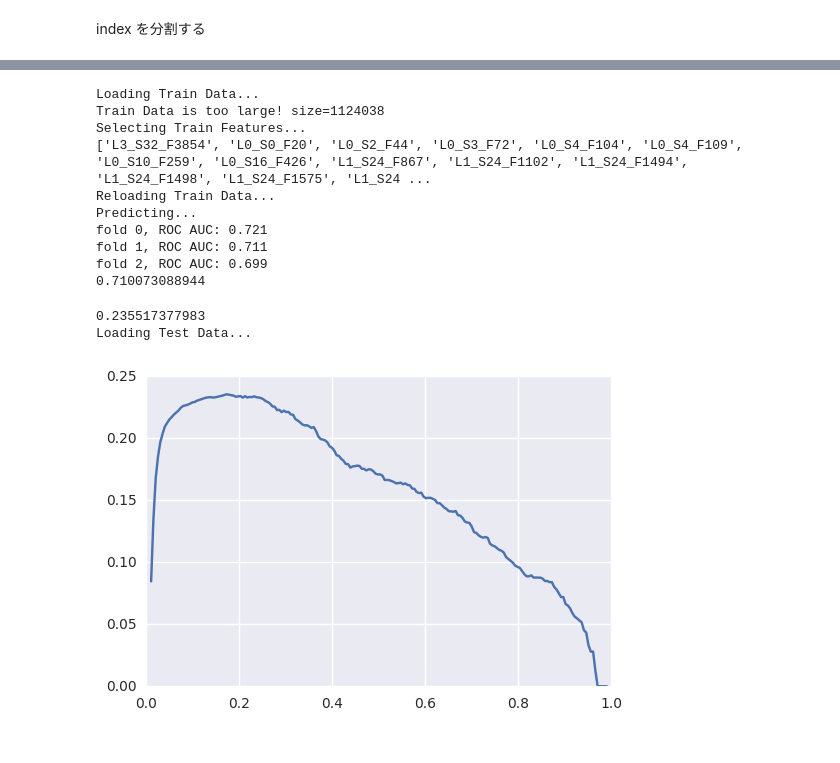
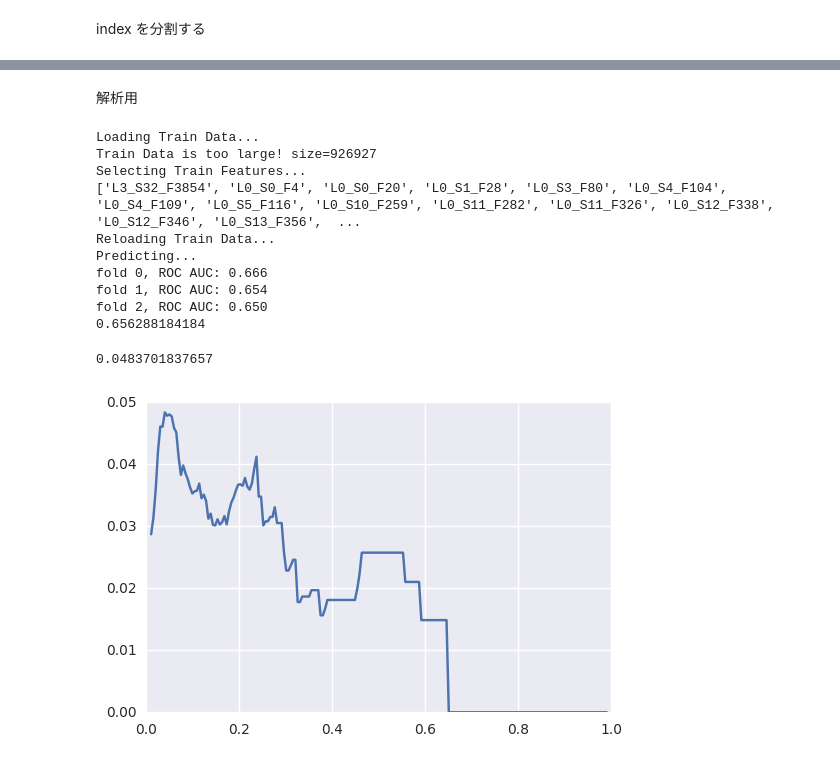
Before and after one commit to kenkoooo/bosch-production-line-performance, a Jupyter notebook: python/XGBooster.ipynb, the cells around one changed output, grey strips where cells are left out. Drawn from its saved outputs; the diff is of its cells as text; code cells hidden in the pictures.

```diff
--- a/python/XGBooster.ipynb
+++ b/python/XGBooster.ipynb
@@ -11,10 +11,10 @@ import seaborn as sns
 %matplotlib inline
 # %%
 # 入力ファイルの皆さん
-TRAINS = [
+T_FILES = [
     "../hdf/train_categorical.hdf",
     "../hdf/train_numeric.hdf",
-#     "../hdf/train_date_L0_normalized.hdf",
+    "../hdf/train_date_L0_normalized.hdf",
     "../hdf/train_date_L1_normalized.hdf",
     "../hdf/train_date_L2_normalized.hdf",
     "../hdf/train_date_L3_normalized.hdf",
@@ -27,11 +27,11 @@ TRAINS = [
     "../hdf/train_numeric_L1_S24_F1844_extract.hdf",
     "../hdf/train_numeric_L1_S24_F1723_-0.12.hdf",
     "../hdf/train_numeric_L1_S24_F1723_extract.hdf",
-    "../hdf/train_S24_C_md5.hdf"
+    "../hdf/train_mask.hdf",
+    "../hdf/train_S_min_max.hdf",
+    "../hdf/train_S_C_md5.hdf",
+    "../hdf/train_S_N_md5.hdf",
 ]
-TESTS = []
-for file in TRAINS:
-    TESTS.append(file.replace("train", "test"))
 RESPONSE = "../hdf/train_response.hdf"
 # %% [markdown]
 index を分割する
@@ -52,13 +127,14 @@ def split_indices(train_df, test_df):
 # %%
-def xgboost_bosch(train_indices):
+def xgboost_bosch(train_indices, train_file_list):
     print("Loading Train Data...")
     X = pd.concat(
-        (pd.read_hdf(filename).loc[train_indices] for filename in TRAINS),
+        (pd.read_hdf(filename).loc[train_indices] for filename in train_file_list),
         axis=1)
     columns = X.columns
-    if len(X.index) > 1000000:
+    if len(X.index) > 600000:
         print("Train Data is too large! size={s}".format(s=len(X.index)))
-        X = X.sample(frac=0.8)
+        p = 600000 / len(X.index)
+        X = X.sample(frac=p)
     y = pd.read_hdf(RESPONSE).loc[X.index].values.ravel()
     X = X.values
     # Feature Selection
@@ -73,7 +149,7 @@ def xgboost_bosch(train_indices):
     X = pd.concat(
         (drop_columns(
             pd.read_hdf(filename).loc[train_indices], important_columns)
-         for filename in TRAINS),
+         for filename in train_file_list),
         axis=1)
     y = pd.read_hdf(RESPONSE)
     y = y.loc[X.index].values.ravel()
@@ -103,13 +179,17 @@ def drop_columns(df, undrop_columns):
     df.drop(drop_columns, axis=1, inplace=True)
     return df
 
-def predict(important_columns, test_indices, clf, best_threshold):
+def predict(important_columns, test_indices, clf, best_threshold,
+            train_file_list):
+    test_file_list = []
+    for file in train_file_list:
+        test_file_list.append(file.replace("train", "test"))
     # テストデータ読み込み
     print("Loading Test Data...")
     X = pd.concat(
         (drop_columns(
             pd.read_hdf(filename).loc[test_indices], important_columns)
-         for filename in TESTS),
+         for filename in test_file_list),
         axis=1)
     X = X.values
     # 0 or 1 に正規化
@@ -124,2 +201,11 @@ test_df = pd.read_hdf("../hdf/test_S24_C_md5.hdf")
+# %%
+preload_list = ["../hdf/train_S_C_md5.hdf", "../hdf/train_mask.hdf"]
+train_df = pd.concat(
+    (pd.read_hdf(filename) for filename in preload_list), axis=1)
+test_df = pd.concat(
+    (pd.read_hdf(filename.replace("train", "test"))
+     for filename in preload_list),
+    axis=1)
 # %%
-train_index_list, test_index_list = split_indices(train_df, test_df)
+train_index_list, test_index_list, train_file_list = split_indices(train_df, test_df)
+train_index_list, test_index_list
@@ -126,17 +309,17 @@ train_index_list, test_index_list = split_indices(train_df, test_df)
+# %% [markdown]
+解析用
 # %%
-important_columns, clf, best_threshold = xgboost_bosch(train_index_list[1])
-sub1 = predict(important_columns, test_index_list[1], clf, best_threshold)
+important_columns, clf, best_threshold = xgboost_bosch(train_index_list[5], train_file_list[5])
 # %% [output]
 Loading Train Data...
-Train Data is too large! size=1124038
+Train Data is too large! size=926927
 Selecting Train Features...
-['L3_S32_F3854', 'L0_S0_F20', 'L0_S2_F44', 'L0_S3_F72', 'L0_S4_F104', 'L0_S4_F109', 'L0_S10_F259', 'L0_S16_F426', 'L1_S24_F867', 'L1_S24_F1102', 'L1_S24_F1494', 'L1_S24_F1498', 'L1_S24_F1575', 'L1_S24 ...
+['L3_S32_F3854', 'L0_S0_F4', 'L0_S0_F20', 'L0_S1_F28', 'L0_S3_F80', 'L0_S4_F104', 'L0_S4_F109', 'L0_S5_F116', 'L0_S10_F259', 'L0_S11_F282', 'L0_S11_F326', 'L0_S12_F338', 'L0_S12_F346', 'L0_S13_F356',  ...
 Reloading Train Data...
 Predicting...
-fold 0, ROC AUC: 0.721
-fold 1, ROC AUC: 0.711
-fold 2, ROC AUC: 0.699
-0.710073088944
+fold 0, ROC AUC: 0.666
+fold 1, ROC AUC: 0.654
+fold 2, ROC AUC: 0.650
+0.656288184184
-0.235517377983
-Loading Test Data...
+0.0483701837657
-[figure, old version]
+[figure, new version]
```
Also changed, not shown: parts of 8 cells of this notebook, 3 other files.
